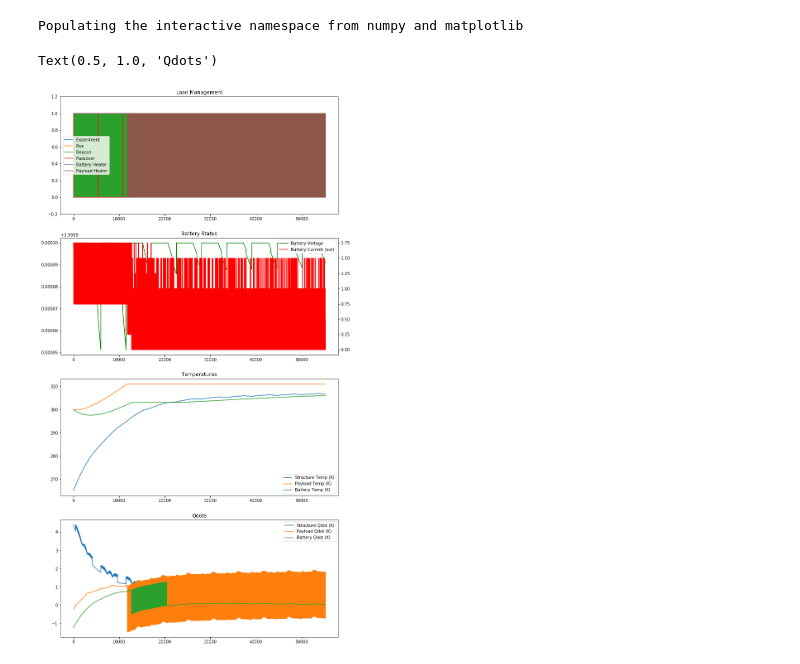
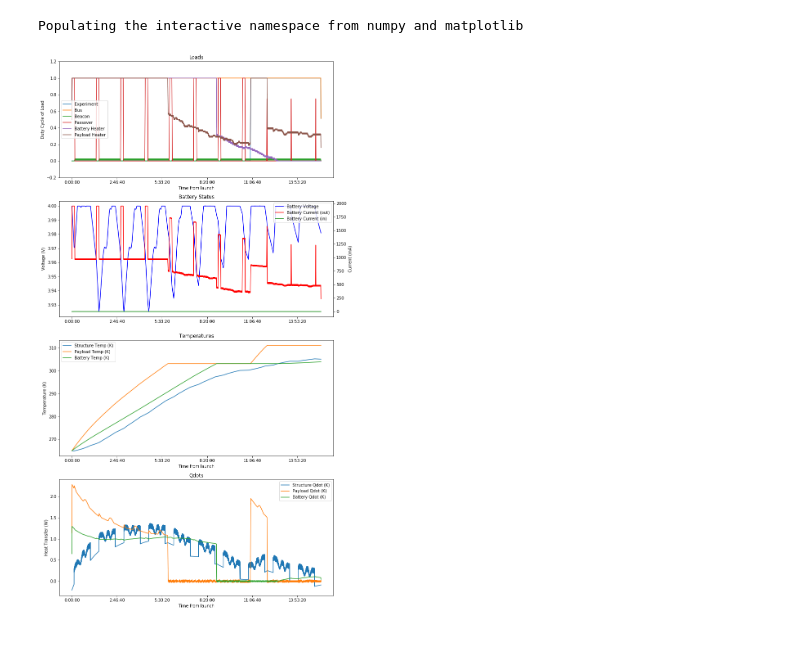
Before and after one commit to utat-ss/HERON-mission-sim, a Jupyter notebook: notebooks/Simulation.ipynb, the cells around one changed output. Cells and saved outputs as stored; diff of their text form; code cells hidden in the pictures.

Commit message:
added visualization tools and changed params

```diff
--- a/notebooks/Simulation.ipynb
+++ b/notebooks/Simulation.ipynb
@@ -178,7 +183,7 @@ total_areas = areas['plusX'] - areas['plusX']
 for h in headers:
     total_areas += areas[h]
 # %%
-heron = Satellite(temp_str=265, temp_bat=300, temp_pay=300)
+heron = Satellite(temp_str=265, temp_bat=265, temp_pay=265)
 
 heron.get_battery_voltage()
 
@@ -187,8 +192,9 @@ n_points = n_orbits * n_pts_per_orbit
 t_sim = n_points * dt
 
 states = []
-
+times = []
 for i in range(n_points):
+    times.append(i*dt)
     panel_area_in_sun = 0
     for panel in panels:
         panel_area_in_sun += areas[panel][i % len(areas)] / (0.03*0.01)
@@ -203,35 +209,60 @@ for i in range(n_points):
     heron.get_battery_voltage()
     states.append(copy.deepcopy(heron.get_state()))
 # %%
+def timeTicks(x, pos):
+    d = datetime.timedelta(seconds=x)
+    return str(d)
+formatter = matplotlib.ticker.FuncFormatter(timeTicks)
+
+# need this so the plots make sense
+smoothing_window = 80.0
+smoothing_kernel = n.ones(int(smoothing_window))/smoothing_window
+
 fig = figure(figsize=(12,24))
-subplot(4,1,1)
+ax1 = subplot(4,1,1)
 for load in states[0]['loads'].keys():
-    plot([l['loads'][load][0] for l in states], label=load)
+    plot(times,n.convolve([l['loads'][load][0] for l in states],smoothing_kernel, mode='same'), label=load)
 legend()
 ylim(-0.2,1.2)
-title('Load Management');
+title('Loads');
+ylabel('Duty Cycle of Load')
+xlabel("Time from launch")
 
+ax1.xaxis.set_major_formatter(formatter)
 
 ax1 = subplot(4,1,2)
 ax2 = ax1.twinx()
-l1 = ax1.plot([s['batt_v'] for s in states], label='Battery Voltage', color='g')
-l2 = ax2.plot([s['batt_current_out'] for s in states], label='Battery Current (out)',color='r')
-lines = l1+l2
+l1 = ax1.plot(times,[s['batt_v'] for s in states], label='Battery Voltage', color='b')
+l2 = ax2.plot(times,n.convolve([s['batt_current_out'] for s in states], smoothing_kernel,mode='same'), label='Battery Current (out)',color='r')
+l3 = ax2.plot(times,n.convolve([s['batt_current_in'] for s in states], smoothing_kernel,mode='same'), label='Battery Current (in)',color='g')
+ax1.xaxis.set_major_formatter(formatter)
+ax2.xaxis.set_major_formatter(formatter)
+xlabel("Time from launch")
+ax1.set_ylabel("Voltage (V)")
+ax2.set_ylabel("Current (mA)")
+
+lines = l1+l2+l3
 legend(lines,[l.get_label() for l in lines])
 title('Battery Status');
 
 ax1 = subplot(4,1,3)
-ax1.plot([s['temperatures']['structure'] for s in states], label='Structure Temp (K)')
-ax1.plot([s['temperatures']['payload'] for s in states], label='Payload Temp (K)')
-ax1.plot([s['temperatures']['battery'] for s in states], label='Battery Temp (K)')
+ax1.plot(times,[s['temperatures']['structure'] for s in states], label='Structure Temp (K)')
+ax1.plot(times,[s['temperatures']['payload'] for s in states], label='Payload Temp (K)')
+ax1.plot(times,[s['temperatures']['battery'] for s in states], label='Battery Temp (K)')
 legend()
 title('Temperatures')
+xlabel("Time from launch")
+ylabel('Temperature (K)')
+ax1.xaxis.set_major_formatter(formatter)
+
 ax2 = subplot(4,1,4)
-ax2.plot([s['qdots']['structure'] for s in states], label='Structure Qdot (K)')
-ax2.plot([s['qdots']['payload'] for s in states], label='Payload Qdot (K)')
-ax2.plot([s['qdots']['battery'] for s in states], label='Battery Qdot (K)')
+ax2.plot(times,[s['qdots']['structure'] for s in states], label='Structure Qdot (K)')
+ax2.plot(times,n.convolve([s['qdots']['payload'] for s in states], smoothing_kernel,mode='same'), label='Payload Qdot (K)')
+ax2.plot(times,n.convolve([s['qdots']['battery'] for s in states], smoothing_kernel,mode='same'), label='Battery Qdot (K)')
 legend()
 title('Qdots')
+xlabel("Time from launch")
+ylabel('Heat Transfer (W)')
+ax2.xaxis.set_major_formatter(formatter)
 # %% [output]
-Text(0.5, 1.0, 'Qdots')
-[figure, old version]
+[figure, new version]
```
Also changed, not shown: parts of 1 cell of this notebook.
